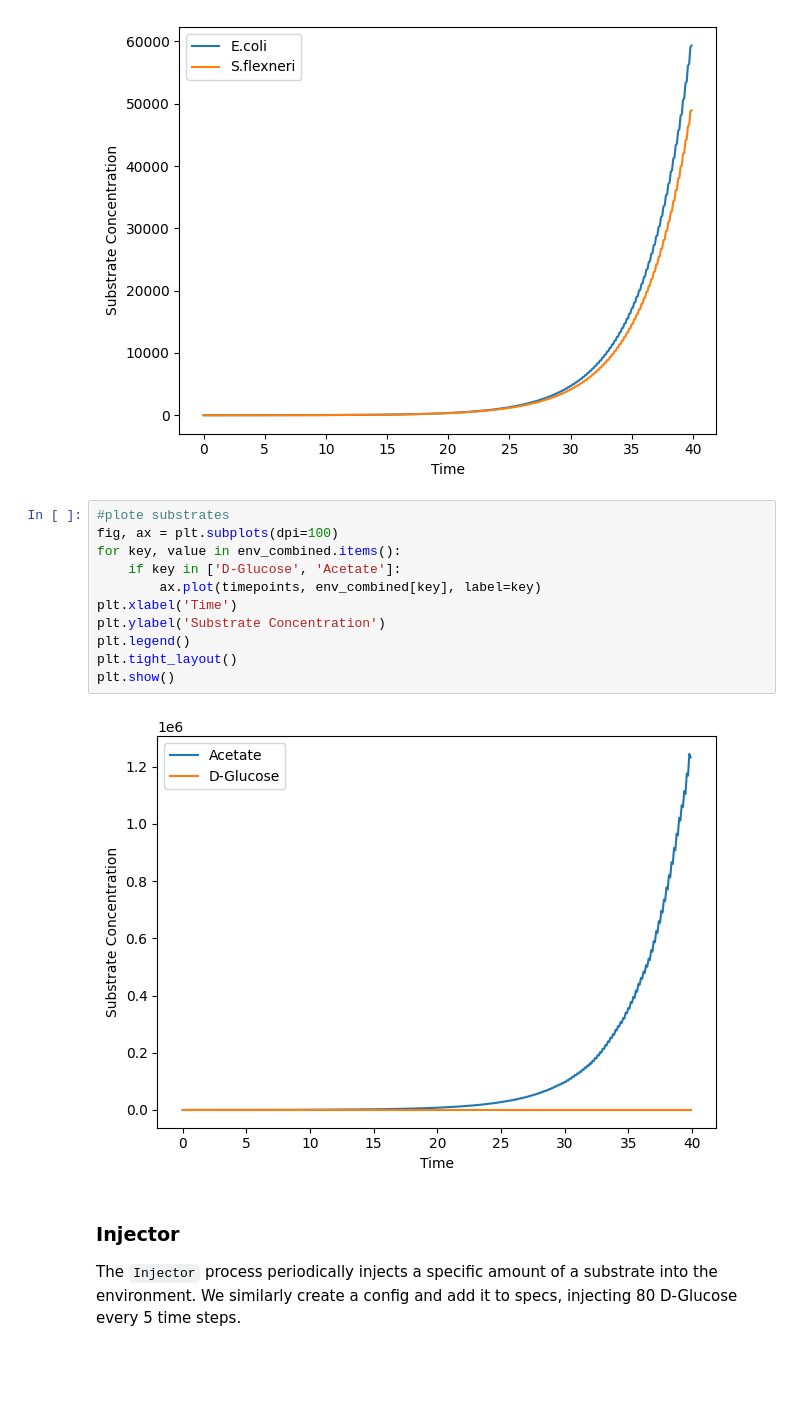
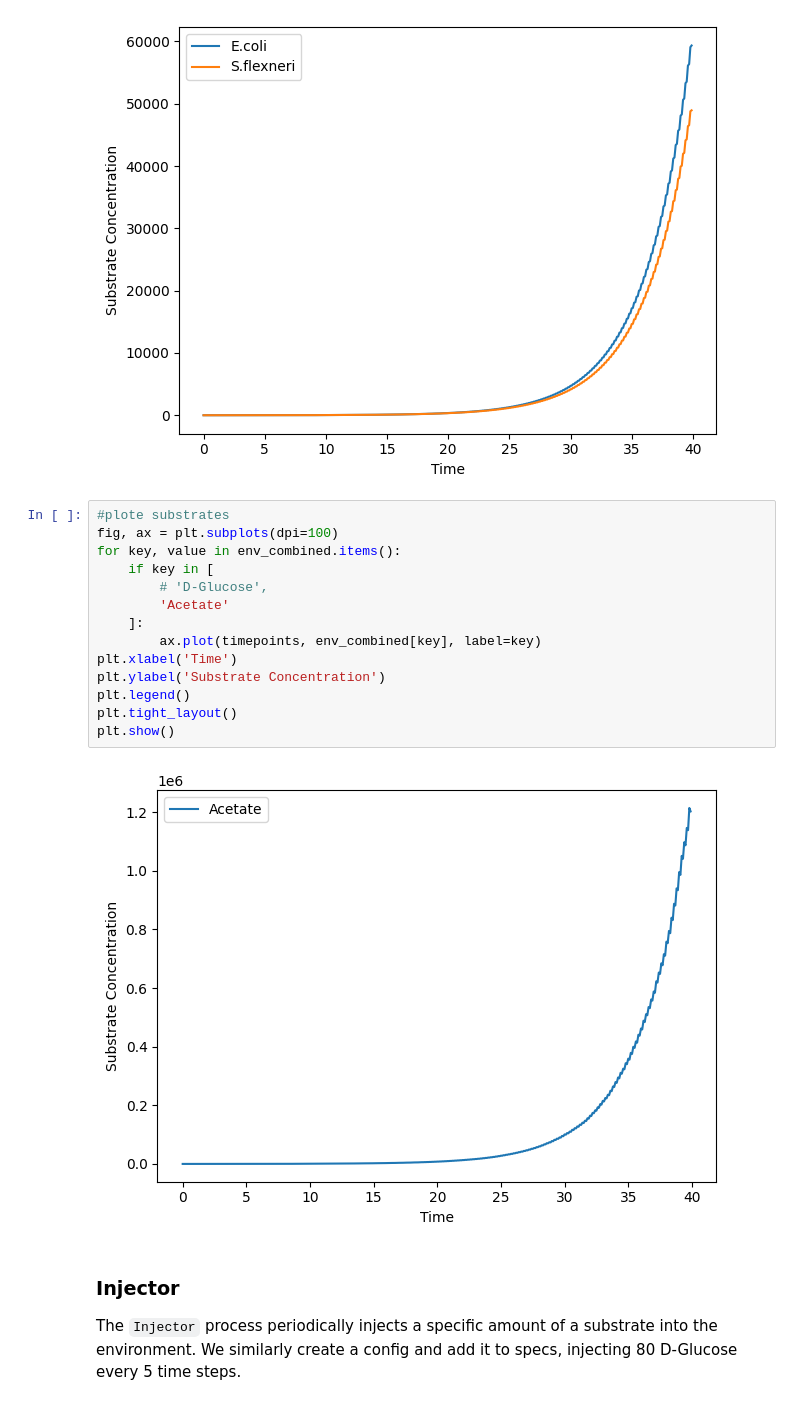
Before and after one commit to vivarium-collective/cdFBA, a Jupyter notebook: Notebooks/demo.ipynb, the cells around one changed output. Cells and saved outputs as stored; diff of their text form; blank space fills up the shorter version.

```diff
--- a/Notebooks/demo.ipynb
+++ b/Notebooks/demo.ipynb
@@ -239,16 +240,19 @@ plt.show()
 # %%
 #plote substrates
 fig, ax = plt.subplots(dpi=100)
 for key, value in env_combined.items():
-    if key in ['D-Glucose', 'Acetate']:
+    if key in [
+        # 'D-Glucose',
+        'Acetate'
+    ]:
         ax.plot(timepoints, env_combined[key], label=key)
 plt.xlabel('Time')
 plt.ylabel('Substrate Concentration')
 plt.legend()
 plt.tight_layout()
 plt.show()
 # %% [output]
-[figure, old version]
+[figure, new version]
 # %% [markdown]
 ### Injector
 The `Injector` process periodically injects a specific amount of a substrate into the environment. We similarly create a config and add it to specs, injecting 80 D-Glucose every 5 time steps.
```
Also changed, not shown: parts of 1 cell of this notebook, 9 other files.
